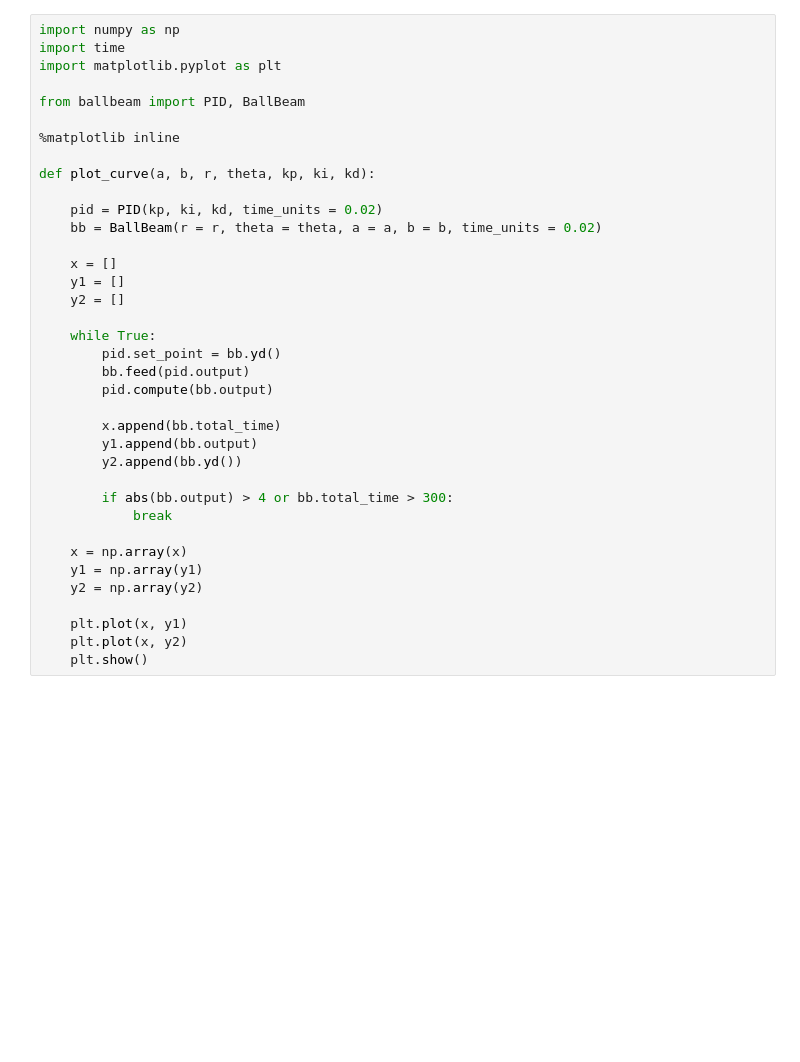
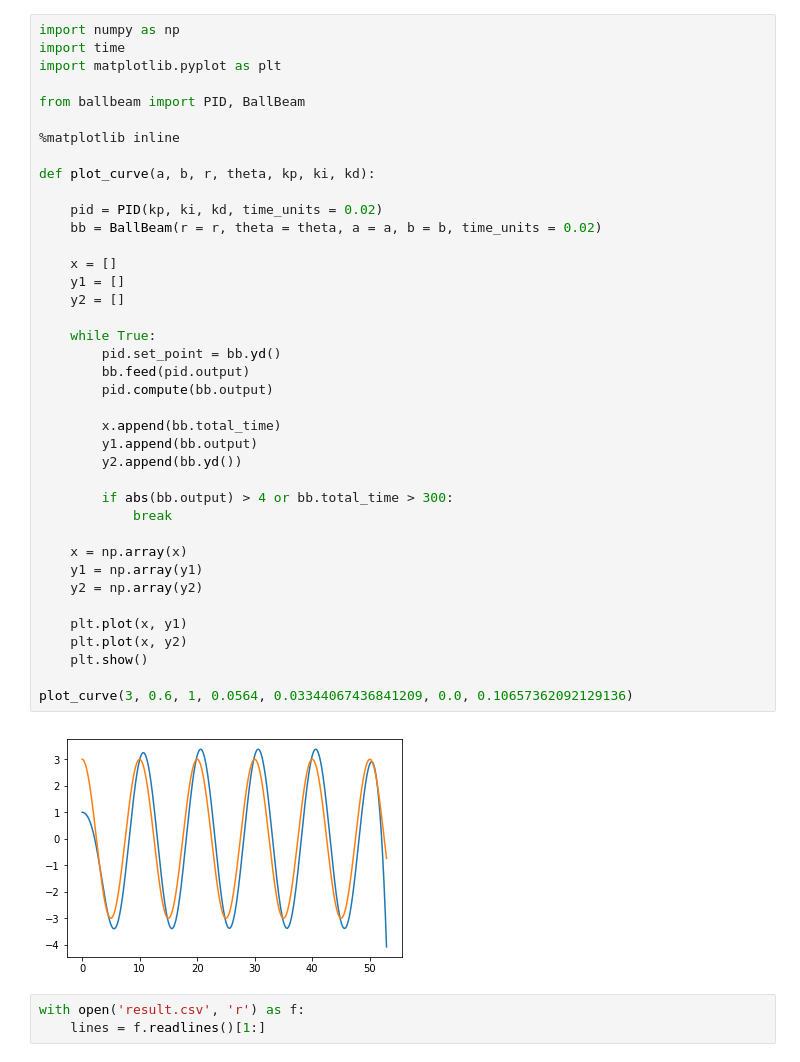
Before and after one commit to st9007a/ball-beam, a Jupyter notebook: curve.ipynb, the cells around one changed output. Cells and saved outputs as stored; diff of their text form; blank space fills up the shorter version.

Commit message:
New result

```diff
--- a/curve.ipynb
+++ b/curve.ipynb
@@ -8,31 +8,38 @@ from ballbeam import PID, BallBeam
 %matplotlib inline
 
 def plot_curve(a, b, r, theta, kp, ki, kd):
 
     pid = PID(kp, ki, kd, time_units = 0.02)
     bb = BallBeam(r = r, theta = theta, a = a, b = b, time_units = 0.02)
 
     x = []
     y1 = []
     y2 = []
 
     while True:
         pid.set_point = bb.yd()
         bb.feed(pid.output)
         pid.compute(bb.output)
 
         x.append(bb.total_time)
         y1.append(bb.output)
         y2.append(bb.yd())
 
         if abs(bb.output) > 4 or bb.total_time > 300:
             break
 
     x = np.array(x)
     y1 = np.array(y1)
     y2 = np.array(y2)
 
     plt.plot(x, y1)
     plt.plot(x, y2)
     plt.show()
+
+plot_curve(3, 0.6, 1, 0.0564, 0.03344067436841209, 0.0, 0.10657362092129136)
+# %% [output]
+[figure, added]
+# %%
+with open('result.csv', 'r') as f:
+    lines = f.readlines()[1:]
 # %%
```
Also changed, not shown: parts of 3 cells of this notebook, 1 other file.
